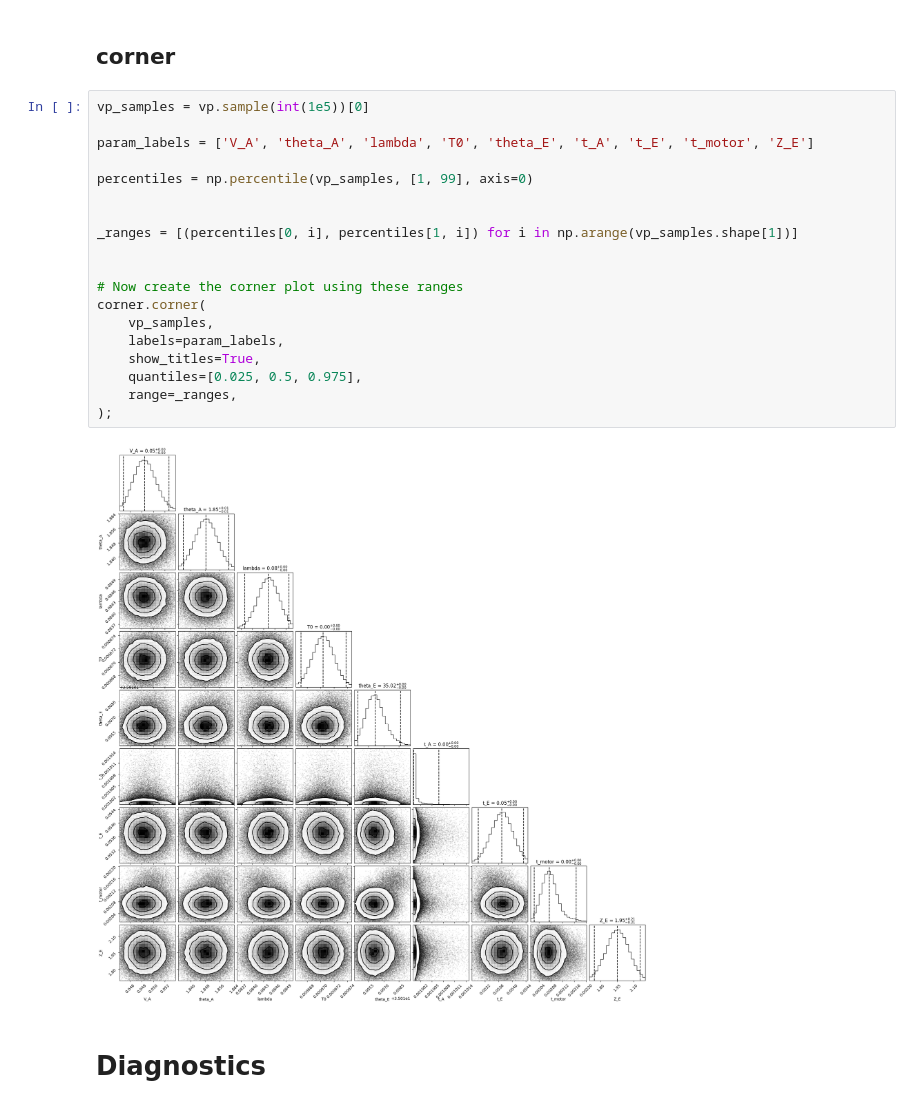
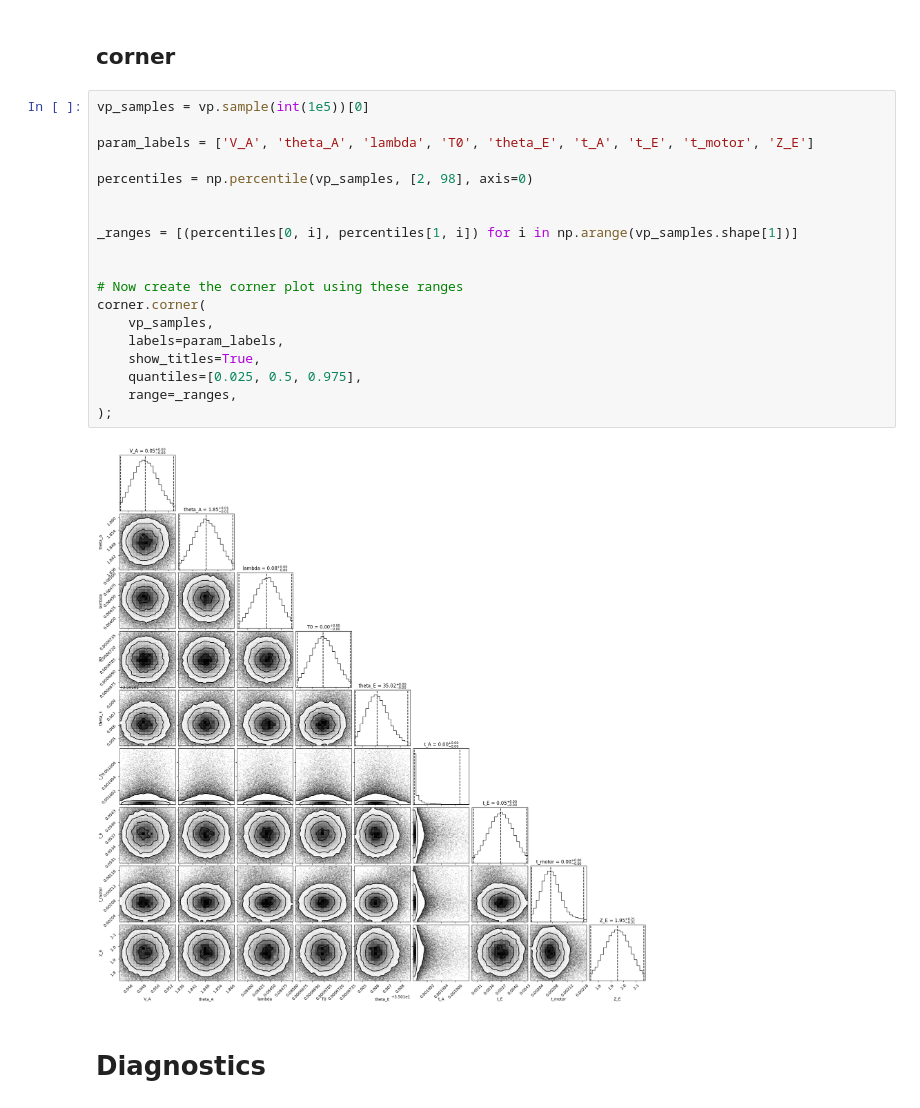
Before and after one commit to rakaar/ddm_data, a Jupyter notebook: vbmc_fit/vbmc_psiam_tied_LED_NO_DV_Map.ipynb, the cells around one changed output. Saved outputs shown, nothing was run; the diff lists cells and outputs as text.

```diff
--- a/vbmc_fit/vbmc_psiam_tied_LED_NO_DV_Map.ipynb
+++ b/vbmc_fit/vbmc_psiam_tied_LED_NO_DV_Map.ipynb
@@ -216,24 +216,24 @@ vp = vp_results
 # %%
 vp_samples = vp.sample(int(1e5))[0]
 
 param_labels = ['V_A', 'theta_A', 'lambda', 'T0', 'theta_E', 't_A', 't_E', 't_motor', 'Z_E']
 
-percentiles = np.percentile(vp_samples, [1, 99], axis=0)
+percentiles = np.percentile(vp_samples, [2, 98], axis=0)
 
 
 _ranges = [(percentiles[0, i], percentiles[1, i]) for i in np.arange(vp_samples.shape[1])]
 
 
 # Now create the corner plot using these ranges
 corner.corner(
     vp_samples,
     labels=param_labels,
     show_titles=True,
     quantiles=[0.025, 0.5, 0.975],
     range=_ranges,
 );
 # %% [output]
-[figure, old version]
+[figure, new version]
 # %% [markdown]
 # Diagnostics
 # %% [markdown]
```
Also changed, not shown: parts of 7 cells of this notebook, 4 other files.
